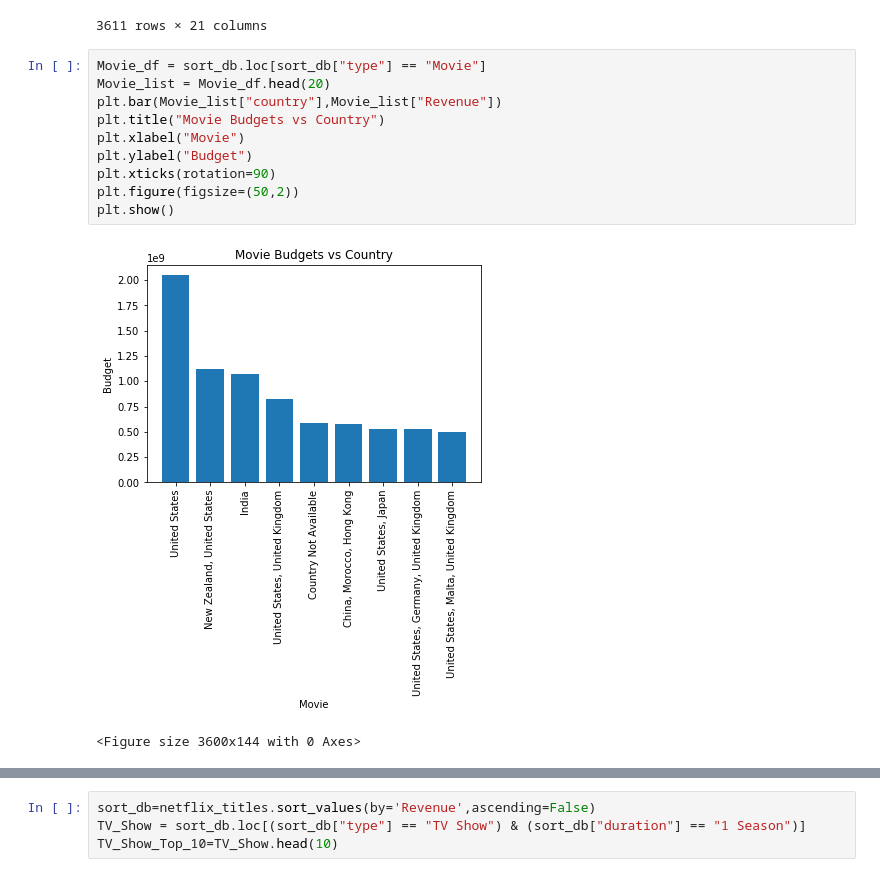
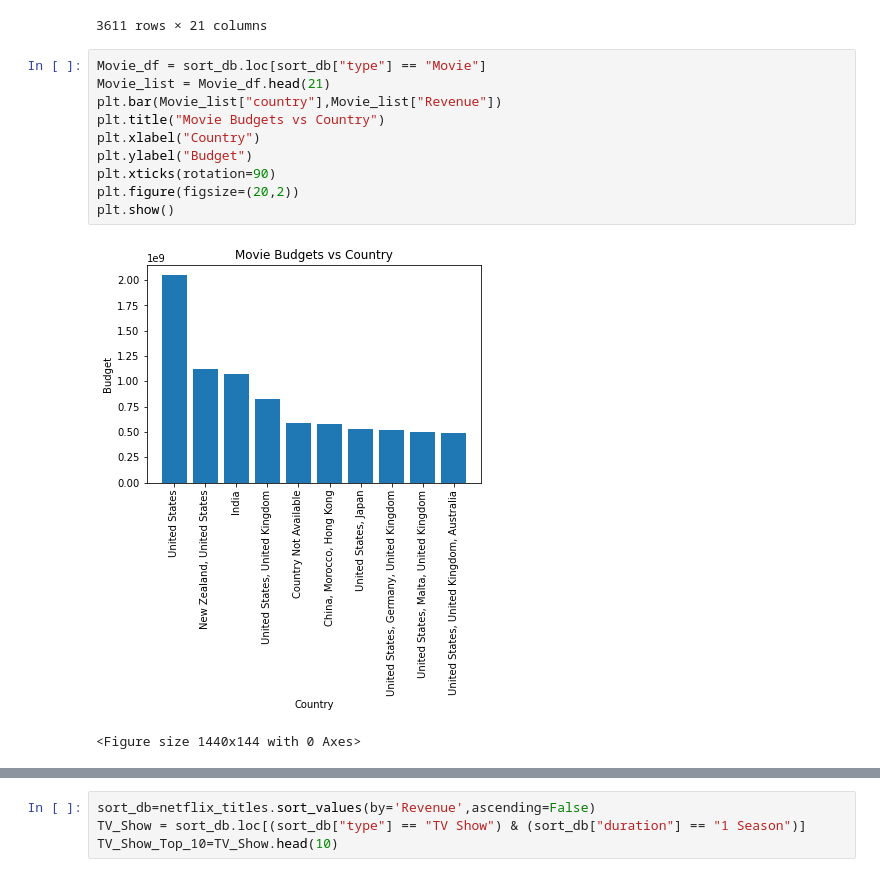
Before and after one commit to ahmadfarouk/Project-Netflix, a Jupyter notebook: netflix/Python-Netflix-Project-DataNormalization.ipynb, the cells around one changed output, grey strips where cells are left out. Drawn from its saved outputs; the diff is of its cells as text.

```diff
--- a/netflix/Python-Netflix-Project-DataNormalization.ipynb
+++ b/netflix/Python-Netflix-Project-DataNormalization.ipynb
@@ -61,17 +60,17 @@ sort_db
 3611 rows × 21 columns
 # %%
 Movie_df = sort_db.loc[sort_db["type"] == "Movie"]
-Movie_list = Movie_df.head(20)
+Movie_list = Movie_df.head(21)
 plt.bar(Movie_list["country"],Movie_list["Revenue"])
 plt.title("Movie Budgets vs Country")
-plt.xlabel("Movie")
+plt.xlabel("Country")
 plt.ylabel("Budget")
 plt.xticks(rotation=90)
-plt.figure(figsize=(50,2))
+plt.figure(figsize=(20,2))
 plt.show()
 # %% [output]
-[figure, old version]
+[figure, new version]
-<Figure size 3600x144 with 0 Axes>
+<Figure size 1440x144 with 0 Axes>
 # %%
 sort_db=netflix_titles.sort_values(by='Revenue',ascending=False)
 sort_db2= sort_db.head(10)
```
Also changed, not shown: parts of 9 cells of this notebook, 1 other file.
